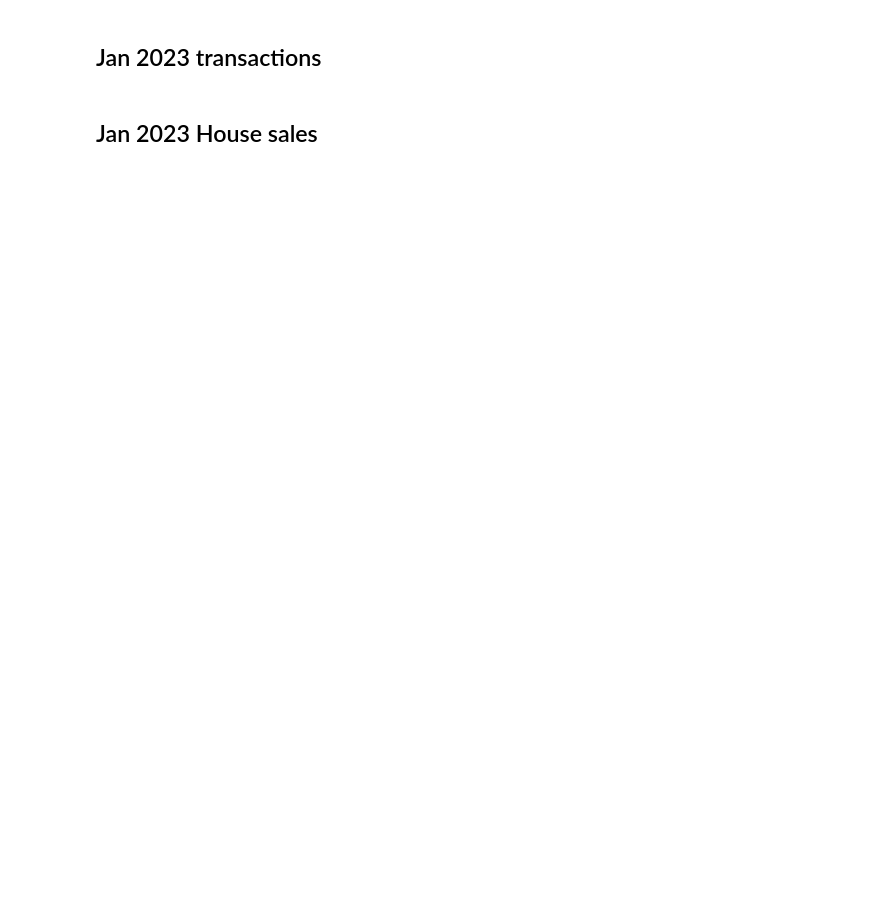
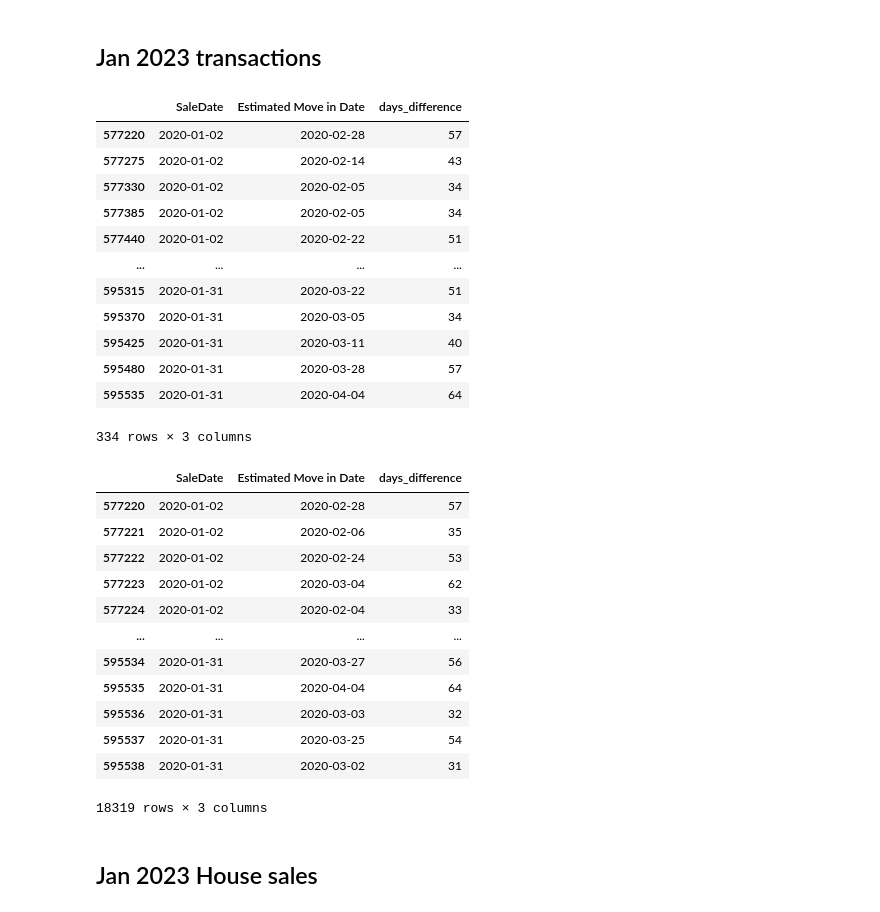
Before and after one commit to bkalan32/Group-Project, a Jupyter notebook: Real estate.ipynb, the cells around one changed output. Drawn from its saved outputs; the diff is of its cells as text; code cells hidden in the pictures; blank space fills up the shorter version.

```diff
--- a/Real estate.ipynb
+++ b/Real estate.ipynb
@@ -128,13 +351,40 @@ display(janurary_df)
 # %%
 start_date = '2020-01-01'
 end_date = '2020-01-31'
 mask = (housing_data['SaleDate'] >= start_date) & (housing_data['SaleDate'] <= end_date)
 janurary_df = housing_data.loc[mask]
 janurary_df = janurary_df.drop(columns=['month','year'])
-jan_plot = janurary_df.iloc[::50]
+jan_plot = janurary_df.iloc[::55]
 
 display(jan_plot)
 display(janurary_df)
+# %% [output]
+|  | SaleDate | Estimated Move in Date | days_difference |
+| 577220 | 2020-01-02 | 2020-02-28 | 57 |
+| 577275 | 2020-01-02 | 2020-02-14 | 43 |
+| 577330 | 2020-01-02 | 2020-02-05 | 34 |
+| 577385 | 2020-01-02 | 2020-02-05 | 34 |
+| 577440 | 2020-01-02 | 2020-02-22 | 51 |
+| ... | ... | ... | ... |
+| 595315 | 2020-01-31 | 2020-03-22 | 51 |
+| 595370 | 2020-01-31 | 2020-03-05 | 34 |
+| 595425 | 2020-01-31 | 2020-03-11 | 40 |
+| 595480 | 2020-01-31 | 2020-03-28 | 57 |
+| 595535 | 2020-01-31 | 2020-04-04 | 64 |
+334 rows × 3 columns
+|  | SaleDate | Estimated Move in Date | days_difference |
+| 577220 | 2020-01-02 | 2020-02-28 | 57 |
+| 577221 | 2020-01-02 | 2020-02-06 | 35 |
+| 577222 | 2020-01-02 | 2020-02-24 | 53 |
+| 577223 | 2020-01-02 | 2020-03-04 | 62 |
+| 577224 | 2020-01-02 | 2020-02-04 | 33 |
+| ... | ... | ... | ... |
+| 595534 | 2020-01-31 | 2020-03-27 | 56 |
+| 595535 | 2020-01-31 | 2020-04-04 | 64 |
+| 595536 | 2020-01-31 | 2020-03-03 | 32 |
+| 595537 | 2020-01-31 | 2020-03-25 | 54 |
+| 595538 | 2020-01-31 | 2020-03-02 | 31 |
+18319 rows × 3 columns
 # %% [markdown]
 ## Jan 2023 House sales
 # %%
```
Also changed, not shown: parts of 16 cells of this notebook.
